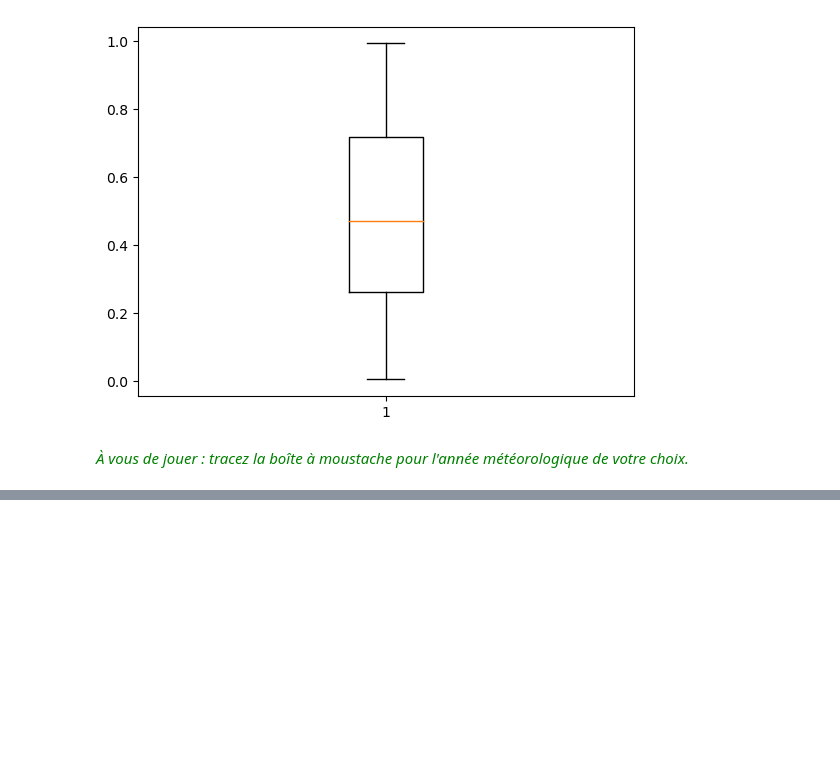
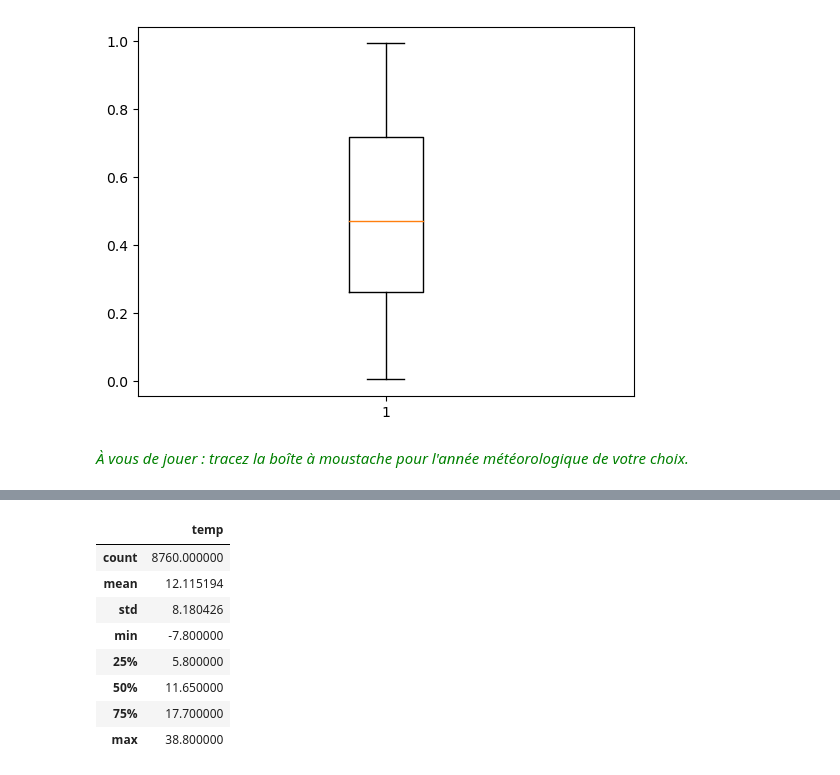
Before and after one commit to eddes/INSA, a Jupyter notebook: python/tuto_2.ipynb, the cells around one changed output, grey strips where cells are left out. Saved outputs shown, nothing was run; the diff lists cells and outputs as text; code cells hidden in the pictures; blank space fills up the shorter version.

```diff
--- a/python/tuto_2.ipynb
+++ b/python/tuto_2.ipynb
@@ -124,5 +159,15 @@ Un outil bien pratique pour traiter/lire/écrire des données : le *dataframe*,
 # %%
 import pandas as pd
-fichier="../src/Entzheim_2021.csv"
+fichier="./src/horaire_Strasbourg_2019.csv"
 df=pd.read_csv(fichier)
-df.describe
+df.describe()
+# %% [output]
+|  | temp |
+| count | 8760.000000 |
+| mean | 12.115194 |
+| std | 8.180426 |
+| min | -7.800000 |
+| 25% | 5.800000 |
+| 50% | 11.650000 |
+| 75% | 17.700000 |
+| max | 38.800000 |
```
Also changed, not shown: parts of 12 cells of this notebook.
